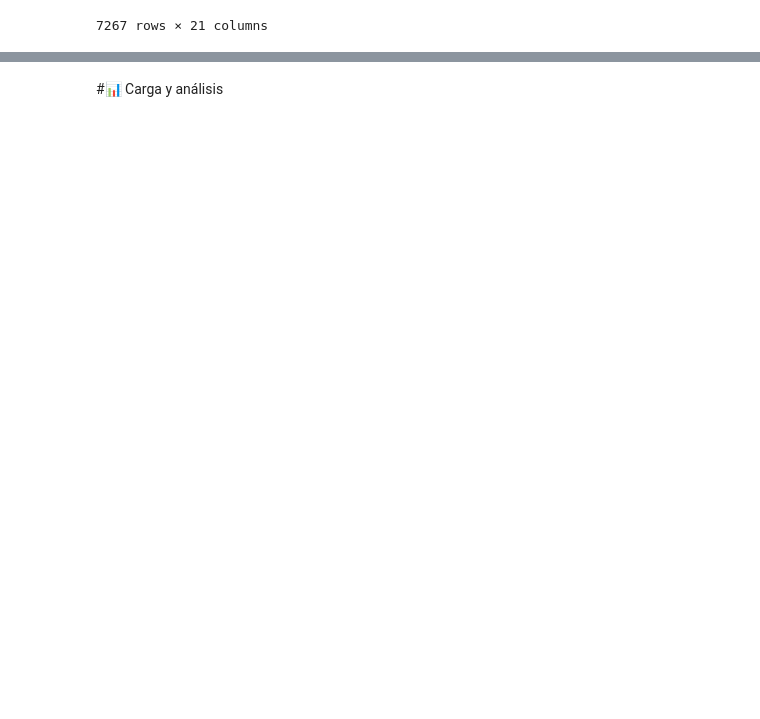
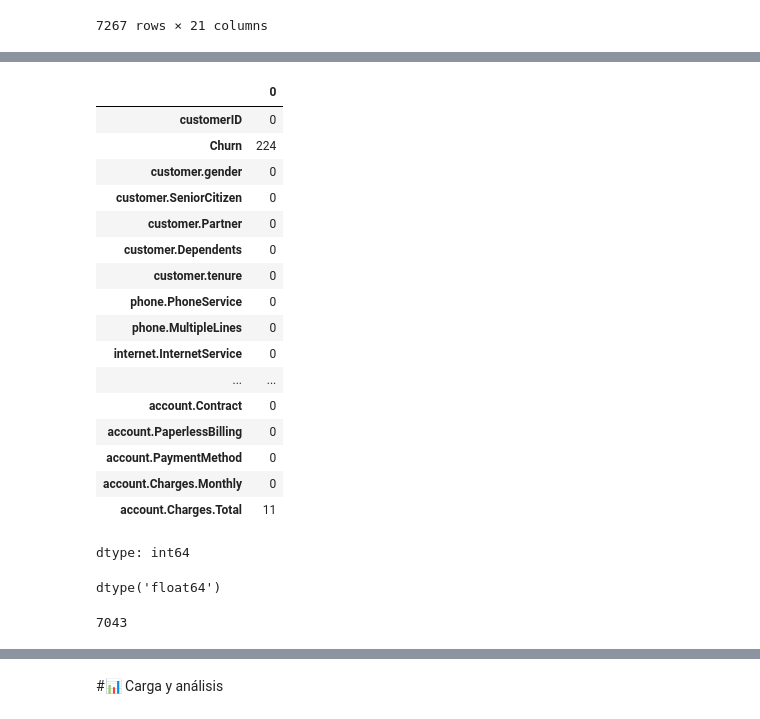
Before and after one commit to Alexsinator/Challenge_Telecom_X, a Jupyter notebook: TelecomX_LATAM.ipynb, the cells around one changed output, grey strips where cells are left out. Drawn from its saved outputs; the diff is of its cells as text; code cells hidden in the pictures; blank space fills up the shorter version.

```diff
--- a/TelecomX_LATAM.ipynb
+++ b/TelecomX_LATAM.ipynb
@@ -64,0 +132,31 @@ df_plano
+# %%
+df_plano.apply(lambda x : x.astype(str).str.strip() == '').sum() #Espacios vacios o en blanco
+# %% [output]
+|  | 0 |
+| customerID | 0 |
+| Churn | 224 |
+| customer.gender | 0 |
+| customer.SeniorCitizen | 0 |
+| customer.Partner | 0 |
+| customer.Dependents | 0 |
+| customer.tenure | 0 |
+| phone.PhoneService | 0 |
+| phone.MultipleLines | 0 |
+| internet.InternetService | 0 |
+| ... | ... |
+| account.Contract | 0 |
+| account.PaperlessBilling | 0 |
+| account.PaymentMethod | 0 |
+| account.Charges.Monthly | 0 |
+| account.Charges.Total | 11 |
+dtype: int64
+# %%
+df_plano['account.Charges.Total'] = pd.to_numeric(df_plano['account.Charges.Total'], errors='coerce')
+df_plano['account.Charges.Total'].dtype #Cambio de tipo a float
+# %% [output]
+dtype('float64')
+# %%
+df_plano = df_plano[df_plano['Churn'].str.strip() != '']
+len(df_plano) #Filas vacias
+# %% [output]
+7043
```
Also changed, not shown: parts of 9 cells of this notebook.
